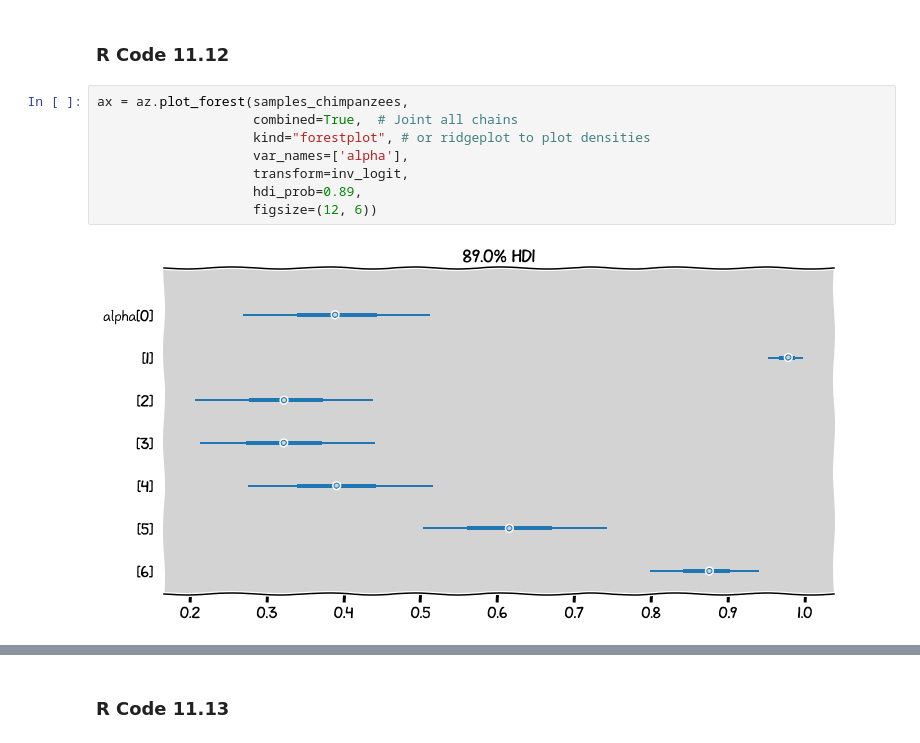
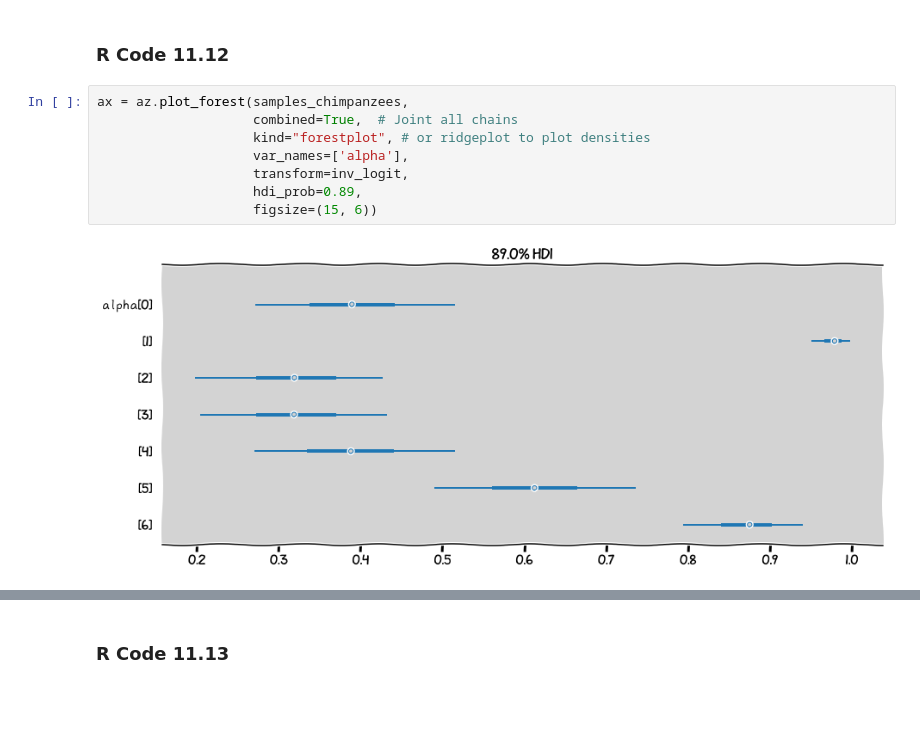
Before and after one commit to rodolphomacedo/statistical_rethinking_pt_BR, a Jupyter notebook: parte_11.ipynb, the cells around one changed output, grey strips where cells are left out. Drawn from its saved outputs; the diff is of its cells as text; blank space fills up the shorter version.

```diff
--- a/parte_11.ipynb
+++ b/parte_11.ipynb
@@ -330,10 +467,10 @@ az.summary(samples_chimpanzees, var_names=['alpha', 'beta'], hdi_prob=0.89)
 # %%
 ax = az.plot_forest(samples_chimpanzees,
                     combined=True,  # Joint all chains
                     kind="forestplot", # or ridgeplot to plot densities
                     var_names=['alpha'],
                     transform=inv_logit,
                     hdi_prob=0.89,
-                    figsize=(12, 6))
+                    figsize=(15, 6))
 # %% [output]
-[figure, old version]
+[figure, new version]
```
Also changed, not shown: parts of 39 cells of this notebook.
